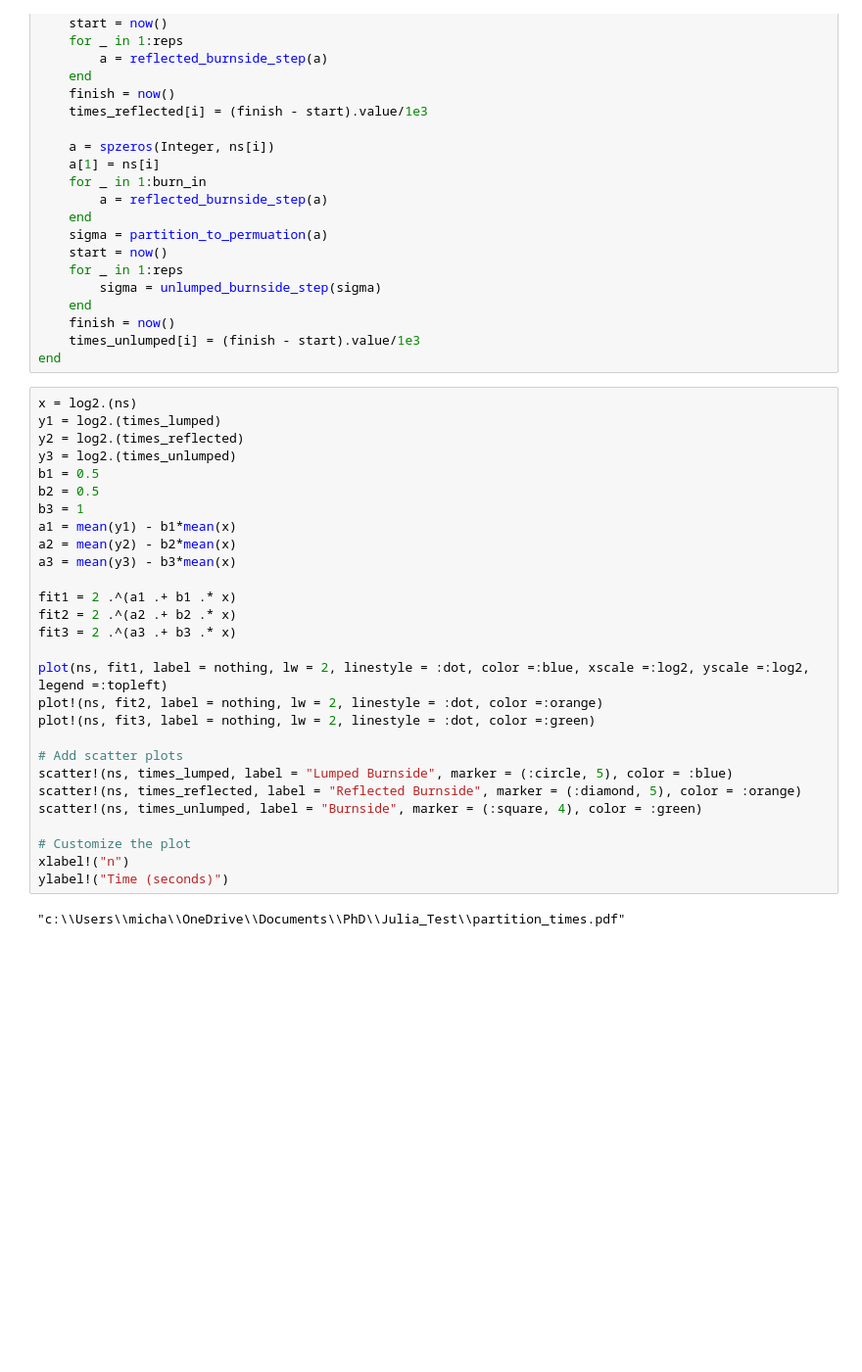
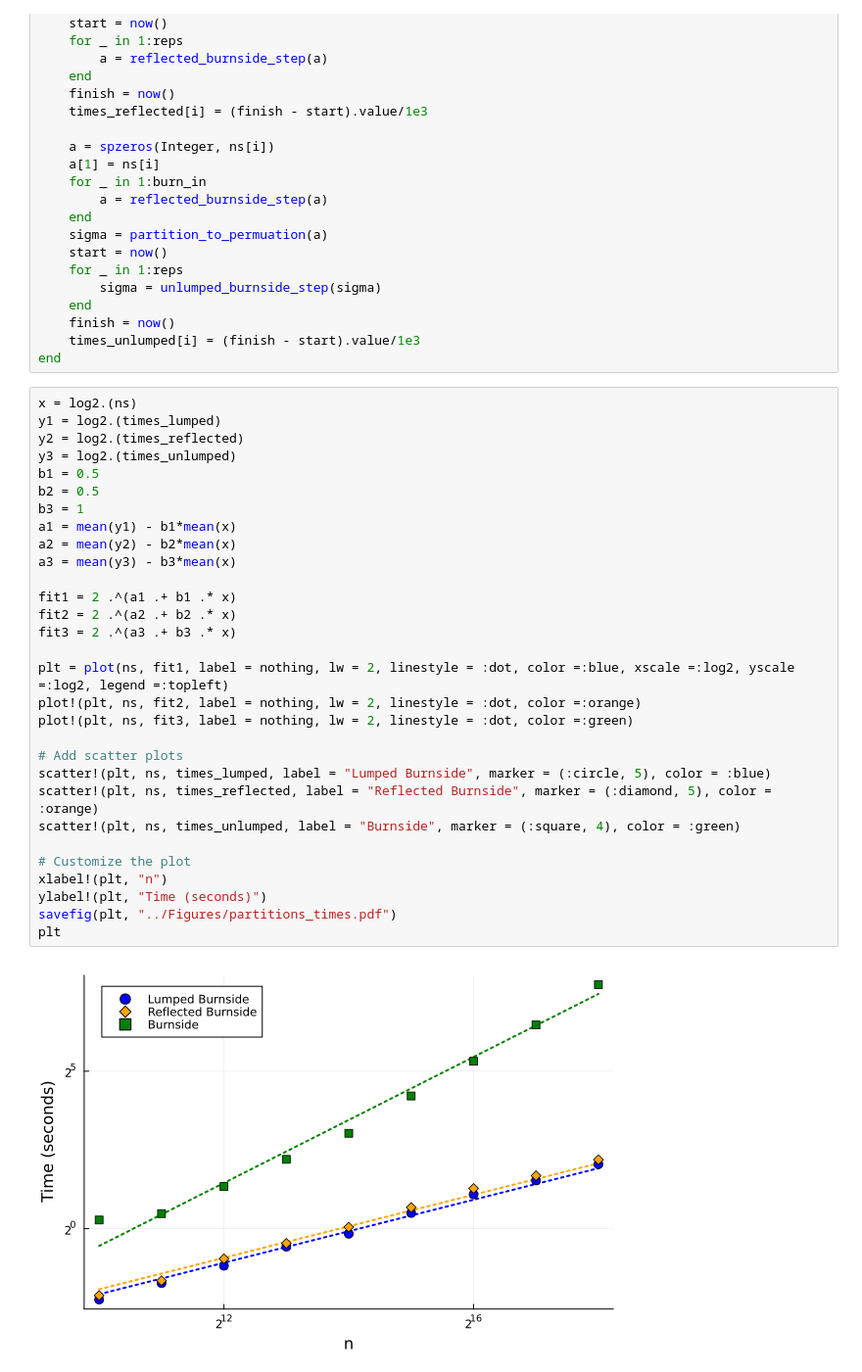
Before and after one commit to Michael-Howes/BurnsideProcess, a Jupyter notebook: Examples/partitions_complexity.ipynb, the cells around one changed output. Shown: that part at 98% size. Drawn from its saved outputs; the diff is of its cells as text; blank space fills up the shorter version.

```diff
--- a/Examples/partitions_complexity.ipynb
+++ b/Examples/partitions_complexity.ipynb
@@ -53,30 +53,32 @@ end
 # %%
 x = log2.(ns)
 y1 = log2.(times_lumped)
 y2 = log2.(times_reflected)
 y3 = log2.(times_unlumped)
 b1 = 0.5
 b2 = 0.5
 b3 = 1
 a1 = mean(y1) - b1*mean(x)
 a2 = mean(y2) - b2*mean(x)
 a3 = mean(y3) - b3*mean(x)
 
 fit1 = 2 .^(a1 .+ b1 .* x)
 fit2 = 2 .^(a2 .+ b2 .* x)
 fit3 = 2 .^(a3 .+ b3 .* x)
 
-plot(ns, fit1, label = nothing, lw = 2, linestyle = :dot, color =:blue, xscale =:log2, yscale =:log2, legend =:topleft)
-plot!(ns, fit2, label = nothing, lw = 2, linestyle = :dot, color =:orange)
-plot!(ns, fit3, label = nothing, lw = 2, linestyle = :dot, color =:green)
+plt = plot(ns, fit1, label = nothing, lw = 2, linestyle = :dot, color =:blue, xscale =:log2, yscale =:log2, legend =:topleft)
+plot!(plt, ns, fit2, label = nothing, lw = 2, linestyle = :dot, color =:orange)
+plot!(plt, ns, fit3, label = nothing, lw = 2, linestyle = :dot, color =:green)
 
 # Add scatter plots
-scatter!(ns, times_lumped, label = "Lumped Burnside", marker = (:circle, 5), color = :blue)
-scatter!(ns, times_reflected, label = "Reflected Burnside", marker = (:diamond, 5), color = :orange)
-scatter!(ns, times_unlumped, label = "Burnside", marker = (:square, 4), color = :green)
+scatter!(plt, ns, times_lumped, label = "Lumped Burnside", marker = (:circle, 5), color = :blue)
+scatter!(plt, ns, times_reflected, label = "Reflected Burnside", marker = (:diamond, 5), color = :orange)
+scatter!(plt, ns, times_unlumped, label = "Burnside", marker = (:square, 4), color = :green)
 
 # Customize the plot
-xlabel!("n")
-ylabel!("Time (seconds)")
+xlabel!(plt, "n")
+ylabel!(plt, "Time (seconds)")
+savefig(plt, "../Figures/partitions_times.pdf")
+plt
 # %% [output]
-"c:\\Users\\micha\\OneDrive\\Documents\\PhD\\Julia_Test\\partition_times.pdf"
+[figure, added]
```
Also changed, not shown: 3 other files.
